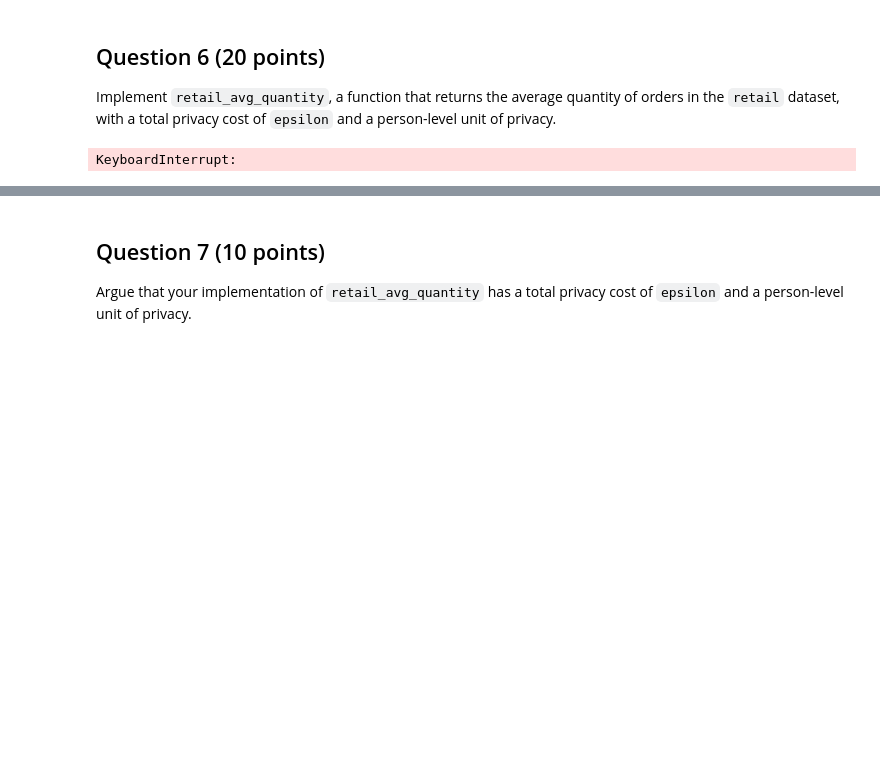
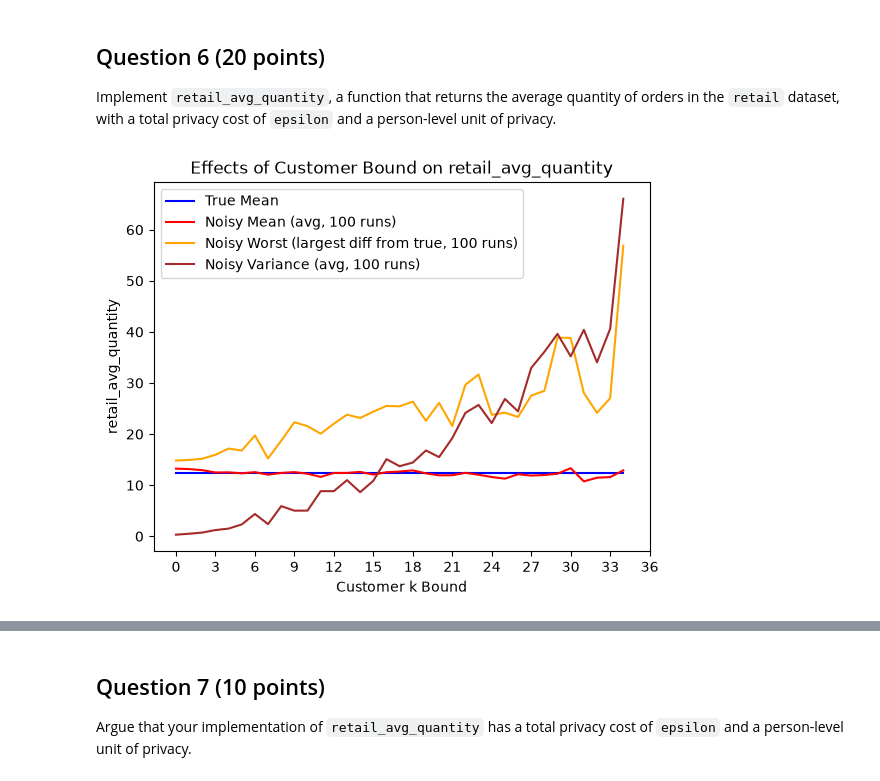
Before and after one commit to jonasgordonhemmett-tech/cs3110-data-privacy, a Jupyter notebook: homework/CS3110_HW_7.ipynb, the cells around one changed output, grey strips where cells are left out. Drawn from its saved outputs; the diff is of its cells as text; code cells hidden in the pictures; blank space fills up the shorter version.

```diff
--- a/homework/CS3110_HW_7.ipynb
+++ b/homework/CS3110_HW_7.ipynb
@@ -150,30 +150,30 @@ assert avg < 13
 # %%
 k_upper = 36
 num_runs = 100
 
 avgs = []
 worst = []
 vars = []
 
 true = retail["Quantity"].mean()
 trues = [true for _ in range(1, k_upper)]
 
 for n in range(1, k_upper):
     s = pd.Series([retail_avg_quantity(1, k=n) for _ in range(num_runs)])
     avgs.append(s.mean())
     worst.append(s.abs().max())
     vars.append(s.var())
 
 plt.plot(trues, label="True Mean", color = "blue")
-plt.plot(avgs, label=f"Noisy Mean (avg for {num_runs} runs)", color = "red")
-plt.plot(worst, label=f"Noisy Worst (largest diff from true for {num_runs} runs)", color = "orange")
-plt.plot(vars, label=f"Noisy Variance (avg for {num_runs} runs)", color = "brown")
+plt.plot(avgs, label=f"Noisy Mean (avg, {num_runs} runs)", color = "red")
+plt.plot(worst, label=f"Noisy Worst (largest diff from true, {num_runs} runs)", color = "orange")
+plt.plot(vars, label=f"Noisy Variance (avg, {num_runs} runs)", color = "brown")
 plt.legend()
 plt.xticks(range(0, k_upper + 1, 3))
 plt.title("Effects of Customer Bound on retail_avg_quantity")
 plt.xlabel(f"Customer k Bound")
 plt.ylabel("retail_avg_quantity")
 plt.show()
 # %% [output]
-KeyboardInterrupt:
+[figure, added]
 # %% [markdown]
```
Also changed, not shown: parts of 2 cells of this notebook, 1 other file.
